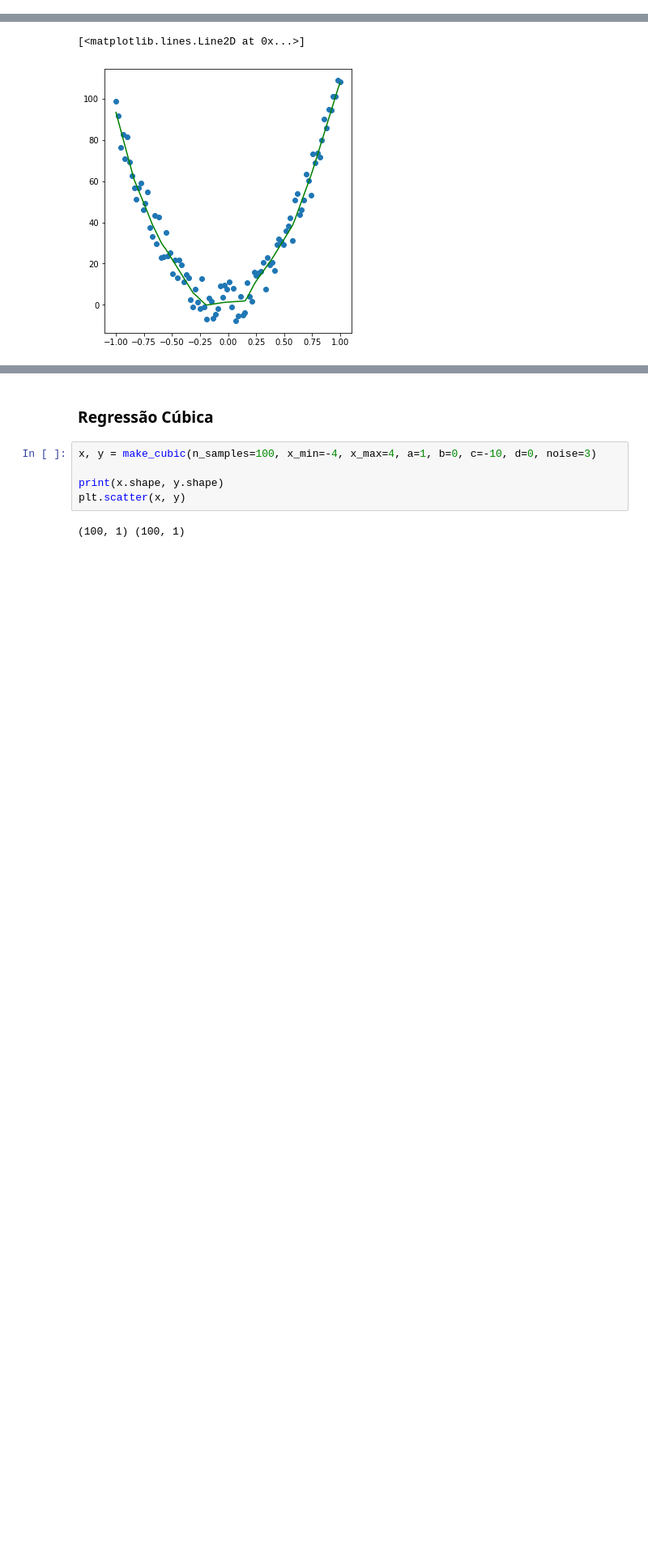
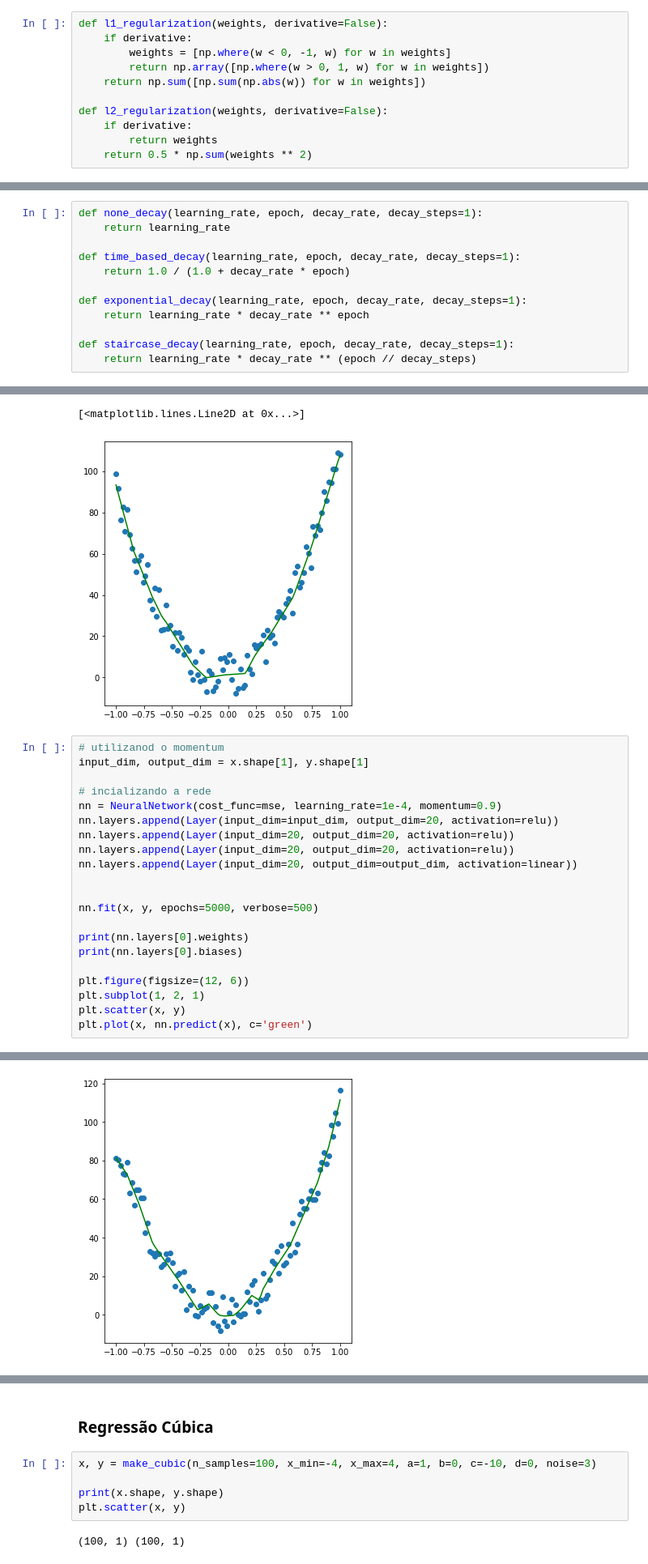
Before and after one commit to k3ybladewielder/mpdl, a Jupyter notebook: Rede Neural.ipynb, the cells around one changed output, grey strips where cells are left out. Shown at 81% size. Saved outputs shown, nothing was run; the diff lists cells and outputs as text; blank space fills up the shorter version.

```diff
--- a/Rede Neural.ipynb
+++ b/Rede Neural.ipynb
@@ -188,2 +182,13 @@ def reg_l2():
+# %%
+def l1_regularization(weights, derivative=False):
+    if derivative:
+        weights = [np.where(w < 0, -1, w) for w in weights]
+        return np.array([np.where(w > 0, 1, w) for w in weights])
+    return np.sum([np.sum(np.abs(w)) for w in weights])
+
+def l2_regularization(weights, derivative=False):
+    if derivative:
+        return weights
+    return 0.5 * np.sum(weights ** 2)
 # %% [markdown]
 # Batch Generator
@@ -190,5 +208,17 @@ def reg_l2():
 # %% [markdown]
 # Learning Rate Decay
+# %%
+def none_decay(learning_rate, epoch, decay_rate, decay_steps=1):
+    return learning_rate
+
+def time_based_decay(learning_rate, epoch, decay_rate, decay_steps=1):
+    return 1.0 / (1.0 + decay_rate * epoch)
+
+def exponential_decay(learning_rate, epoch, decay_rate, decay_steps=1):
+    return learning_rate * decay_rate ** epoch
+
+def staircase_decay(learning_rate, epoch, decay_rate, decay_steps=1):
+    return learning_rate * decay_rate ** (epoch // decay_steps)
 # %% [markdown]
 # Batch Normalization
 # %% [markdown]
@@ -563,3 +624,25 @@ epoch: 5000/5000. loss_train: 14.56490503
    0.50589748 -0.87498114]]
 [<matplotlib.lines.Line2D at 0x...>]
 [figure]
+# %%
+# utilizanod o momentum
+input_dim, output_dim = x.shape[1], y.shape[1]
+
+# incializando a rede
+nn = NeuralNetwork(cost_func=mse, learning_rate=1e-4, momentum=0.9)
+nn.layers.append(Layer(input_dim=input_dim, output_dim=20, activation=relu))
+nn.layers.append(Layer(input_dim=20, output_dim=20, activation=relu))
+nn.layers.append(Layer(input_dim=20, output_dim=20, activation=relu))
+nn.layers.append(Layer(input_dim=20, output_dim=output_dim, activation=linear))
+
+
+nn.fit(x, y, epochs=5000, verbose=500)
+
+print(nn.layers[0].weights)
+print(nn.layers[0].biases)
+
+plt.figure(figsize=(12, 6))
+plt.subplot(1, 2, 1)
+plt.scatter(x, y)
+plt.plot(x, nn.predict(x), c='green')
+# %% [output]
@@ -566,3 +667,4 @@ epoch: 5000/5000. loss_train: 14.56490503
+[figure, added]
 # %%
 # utilizando os métodos de inicializacao de pesos e bias
 
```
Also changed, not shown: parts of 10 cells of this notebook.
